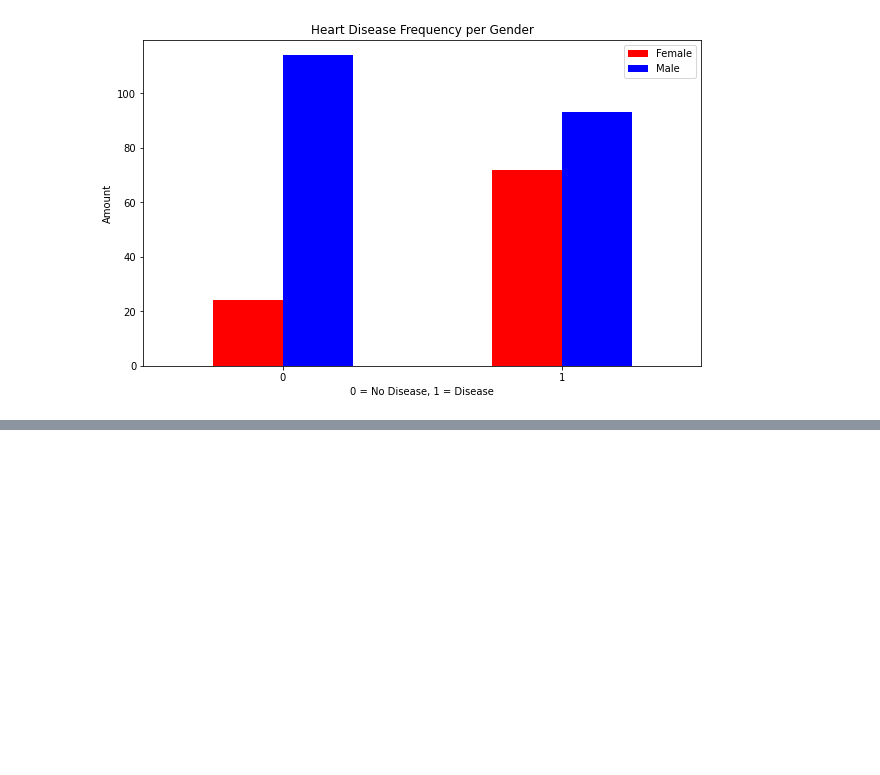
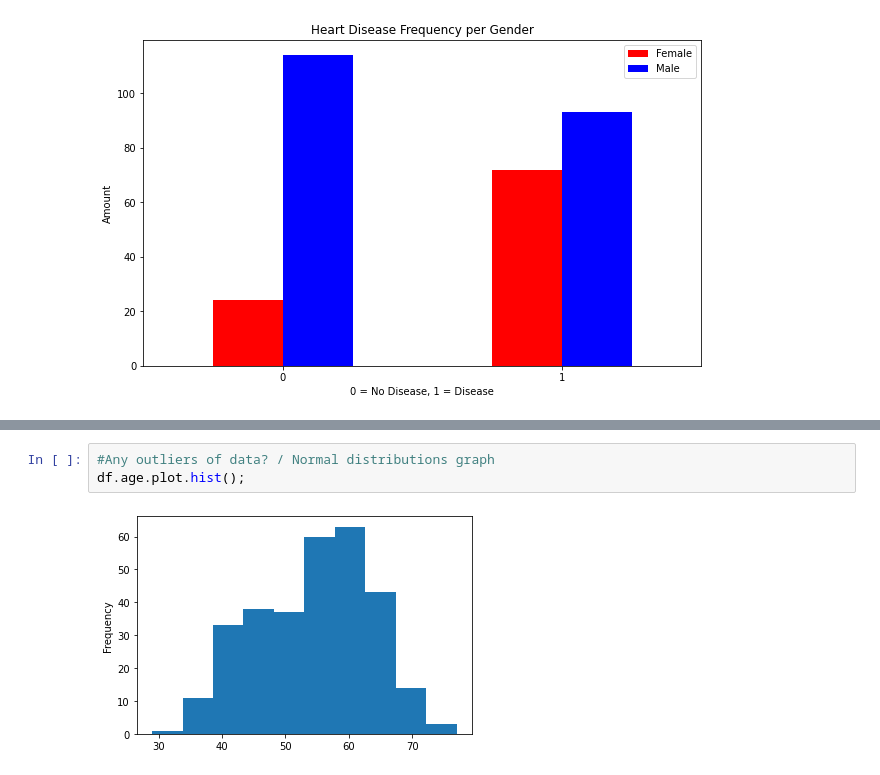
Before and after one commit to HunterKane/Machine-Learning-Heart-Disease-Clasification-Project, a Jupyter notebook: Milestone-Project---Machine-Learning- Predicting Heart Disease using Machine Learning.ipynb, the cells around one changed output, grey strips where cells are left out. Drawn from its saved outputs; the diff is of its cells as text; blank space fills up the shorter version.

```diff
--- a/Milestone-Project---Machine-Learning- Predicting Heart Disease using Machine Learning.ipynb
+++ b/Milestone-Project---Machine-Learning- Predicting Heart Disease using Machine Learning.ipynb
@@ -247,0 +272,5 @@ plt.xticks(rotation=0);
+# %%
+#Any outliers of data? / Normal distributions graph
+df.age.plot.hist();
+# %% [output]
+[figure, added]
```
Also changed, not shown: parts of 18 cells of this notebook.
